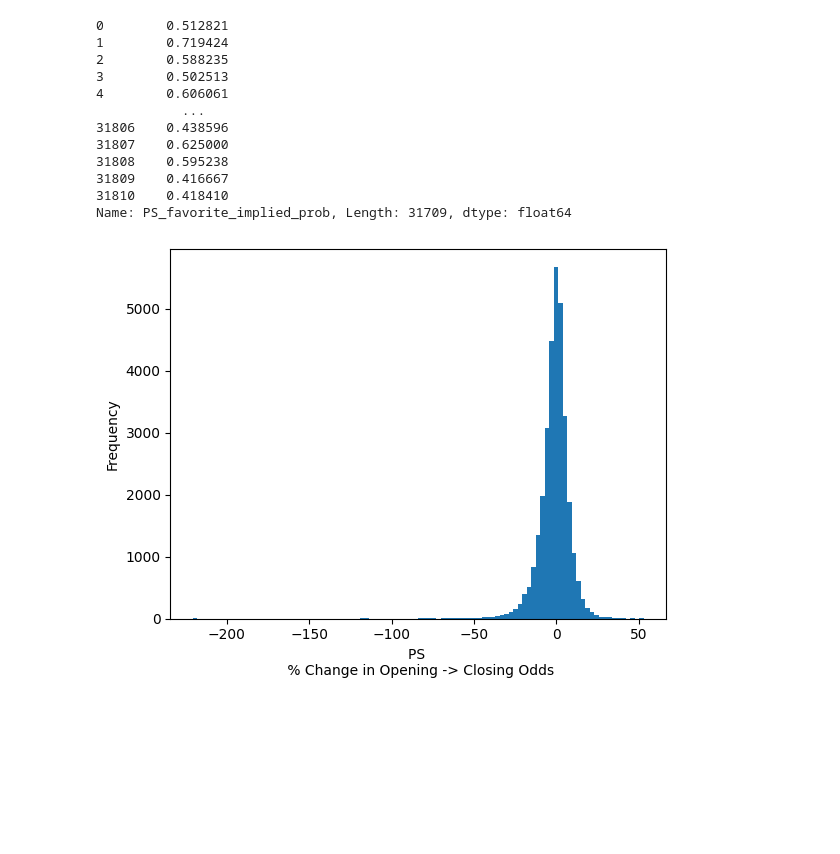
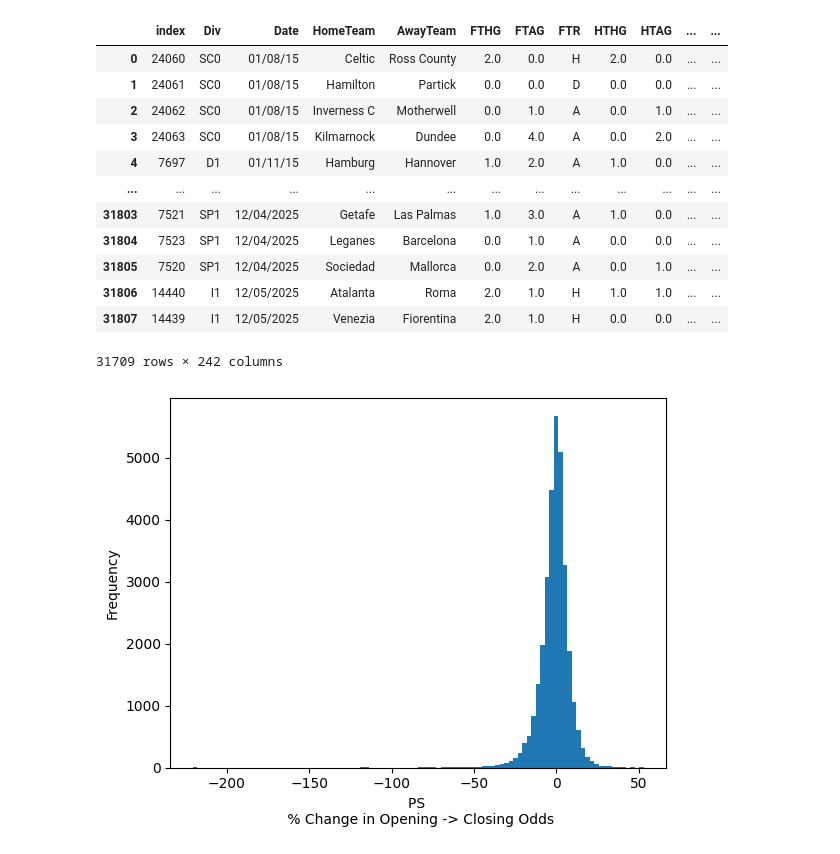
Before and after one commit to dave-mannion/football, a Jupyter notebook: odds_analysis.ipynb, the cells around one changed output. Saved outputs shown, nothing was run; the diff lists cells and outputs as text; code cells hidden in the pictures; blank space fills up the shorter version.

```diff
--- a/odds_analysis.ipynb
+++ b/odds_analysis.ipynb
@@ -150,17 +95,18 @@ football_data_odds = prepreocess_odds(football_data_odds,book_name='BFEC')
 football_data_odds = prepreocess_odds(football_data_odds,book_name='B365')
 # football_data_odds = prepreocess_odds(football_data_odds,book_name='B365C')
 # %%
-football_data_odds['PS_favorite_implied_prob']
+football_data_odds
 # %% [output]
+|  | index | Div | Date | HomeTeam | AwayTeam | FTHG | FTAG | FTR | HTHG | HTAG | ... | ... |
+| 0 | 24060 | SC0 | 01/08/15 | Celtic | Ross County | 2.0 | 0.0 | H | 2.0 | 0.0 | ... | ... |
+| 1 | 24061 | SC0 | 01/08/15 | Hamilton | Partick | 0.0 | 0.0 | D | 0.0 | 0.0 | ... | ... |
+| 2 | 24062 | SC0 | 01/08/15 | Inverness C | Motherwell | 0.0 | 1.0 | A | 0.0 | 1.0 | ... | ... |
+| 3 | 24063 | SC0 | 01/08/15 | Kilmarnock | Dundee | 0.0 | 4.0 | A | 0.0 | 2.0 | ... | ... |
+| 4 | 7697 | D1 | 01/11/15 | Hamburg | Hannover | 1.0 | 2.0 | A | 1.0 | 0.0 | ... | ... |
+| ... | ... | ... | ... | ... | ... | ... | ... | ... | ... | ... | ... | ... |
+| 31803 | 7521 | SP1 | 12/04/2025 | Getafe | Las Palmas | 1.0 | 3.0 | A | 1.0 | 0.0 | ... | ... |
+| 31804 | 7523 | SP1 | 12/04/2025 | Leganes | Barcelona | 0.0 | 1.0 | A | 0.0 | 0.0 | ... | ... |
+| 31805 | 7520 | SP1 | 12/04/2025 | Sociedad | Mallorca | 0.0 | 2.0 | A | 0.0 | 1.0 | ... | ... |
+| 31806 | 14440 | I1 | 12/05/2025 | Atalanta | Roma | 2.0 | 1.0 | H | 1.0 | 1.0 | ... | ... |
+| 31807 | 14439 | I1 | 12/05/2025 | Venezia | Fiorentina | 2.0 | 1.0 | H | 0.0 | 0.0 | ... | ... |
-0        0.512821
-1        0.719424
-2        0.588235
-3        0.502513
-4        0.606061
-           ...
-31806    0.438596
-31807    0.625000
-31808    0.595238
-31809    0.416667
-31810    0.418410
-Name: PS_favorite_implied_prob, Length: 31709, dtype: float64
+31709 rows × 242 columns
```
Also changed, not shown: parts of 27 cells of this notebook.
